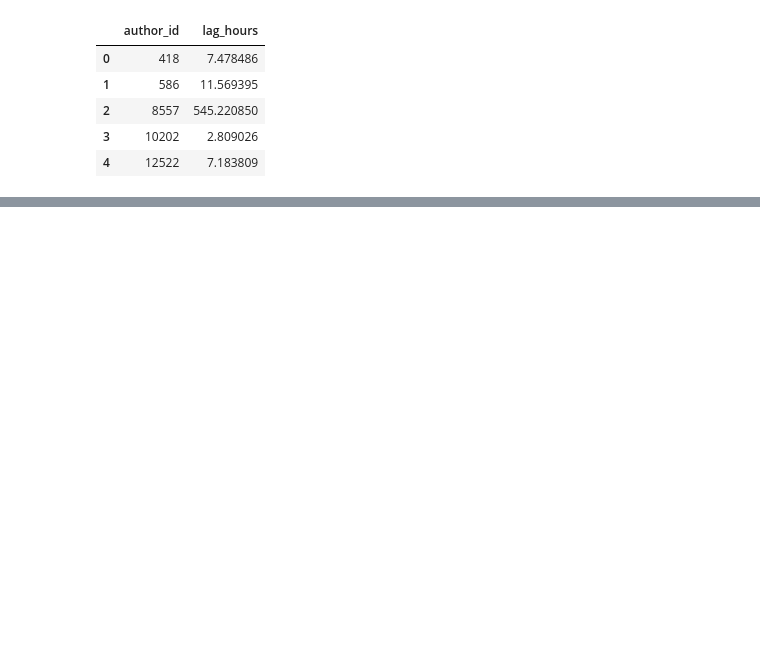
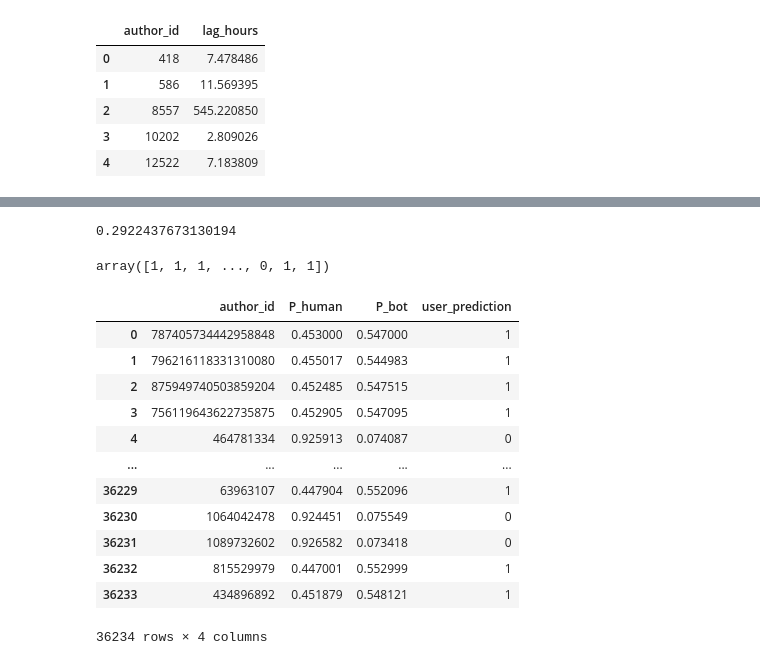
Before and after one commit to famagal/Twitter_bot_detection_713, a Jupyter notebook: notebooks/daniel_testing_notebook.ipynb, the cells around one changed output, grey strips where cells are left out. Saved outputs shown, nothing was run; the diff lists cells and outputs as text; code cells hidden in the pictures; blank space fills up the shorter version.

```diff
--- a/notebooks/daniel_testing_notebook.ipynb
+++ b/notebooks/daniel_testing_notebook.ipynb
@@ -243,0 +343,6 @@ print(t2['lag_hours'].mean())
+# %%
+# Train the model on the Training data
+model_logit.fit(X_train, y_train)
+
+# Score the model on the Testing data
+model_logit.score(X_test,y_test)
@@ -243,0 +358,43 @@ print(t2['lag_hours'].mean())
+# %%
+# Train the model on the Training data
+model.fit(X_train, y_train)
+
+# Score the model on the Testing data
+model.score(X_test,y_test)
+# %% [output]
+0.2922437673130194
+# %%
+# get all ids
+df_id = user_pre['author_id']
+# %%
+# predict ALL observations (for later merging with tweet model via author_id)
+X_all = user_pre.drop(columns=['author_id','target'])
+predictions = model_logit.predict(X_all)
+predictions
+# %% [output]
+array([1, 1, 1, ..., 0, 1, 1])
+# %%
+# predict ALL observations probabilities
+probabilities = model_logit.predict_proba(X_all)
+P_human = probabilities[:,0]
+P_bot = probabilities[:,1]
+# %%
+pred_all_ids = pd.DataFrame({'author_id': df_id,
+                             'P_human': P_human,
+                             'P_bot': P_bot,
+                             'user_prediction': predictions})
+pred_all_ids
+# %% [output]
+|  | author_id | P_human | P_bot | user_prediction |
+| 0 | 787405734442958848 | 0.453000 | 0.547000 | 1 |
+| 1 | 796216118331310080 | 0.455017 | 0.544983 | 1 |
+| 2 | 875949740503859204 | 0.452485 | 0.547515 | 1 |
+| 3 | 756119643622735875 | 0.452905 | 0.547095 | 1 |
+| 4 | 464781334 | 0.925913 | 0.074087 | 0 |
+| ... | ... | ... | ... | ... |
+| 36229 | 63963107 | 0.447904 | 0.552096 | 1 |
+| 36230 | 1064042478 | 0.924451 | 0.075549 | 0 |
+| 36231 | 1089732602 | 0.926582 | 0.073418 | 0 |
+| 36232 | 815529979 | 0.447001 | 0.552999 | 1 |
+| 36233 | 434896892 | 0.451879 | 0.548121 | 1 |
+36234 rows × 4 columns
```
Also changed, not shown: parts of 48 cells of this notebook, 1 other file.
